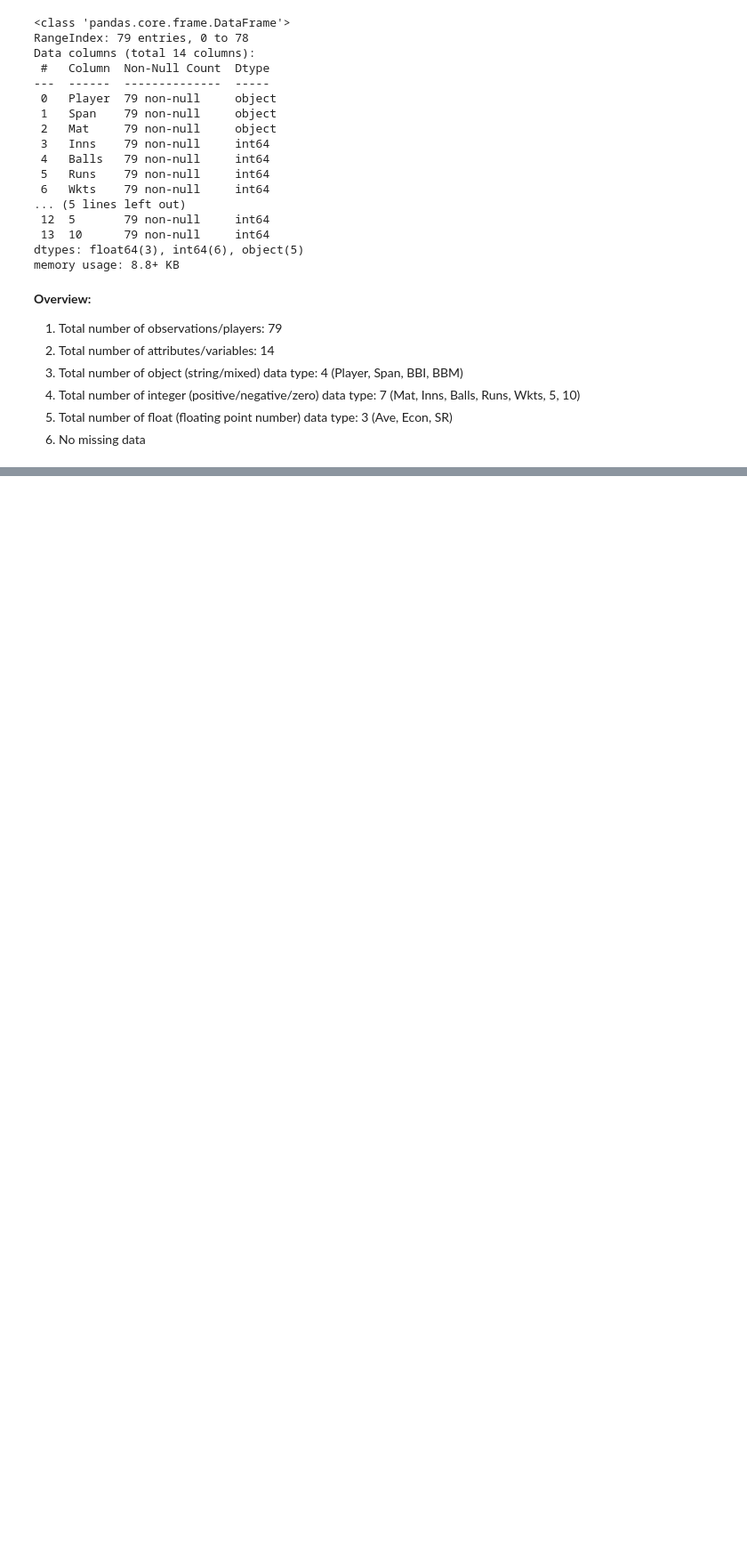
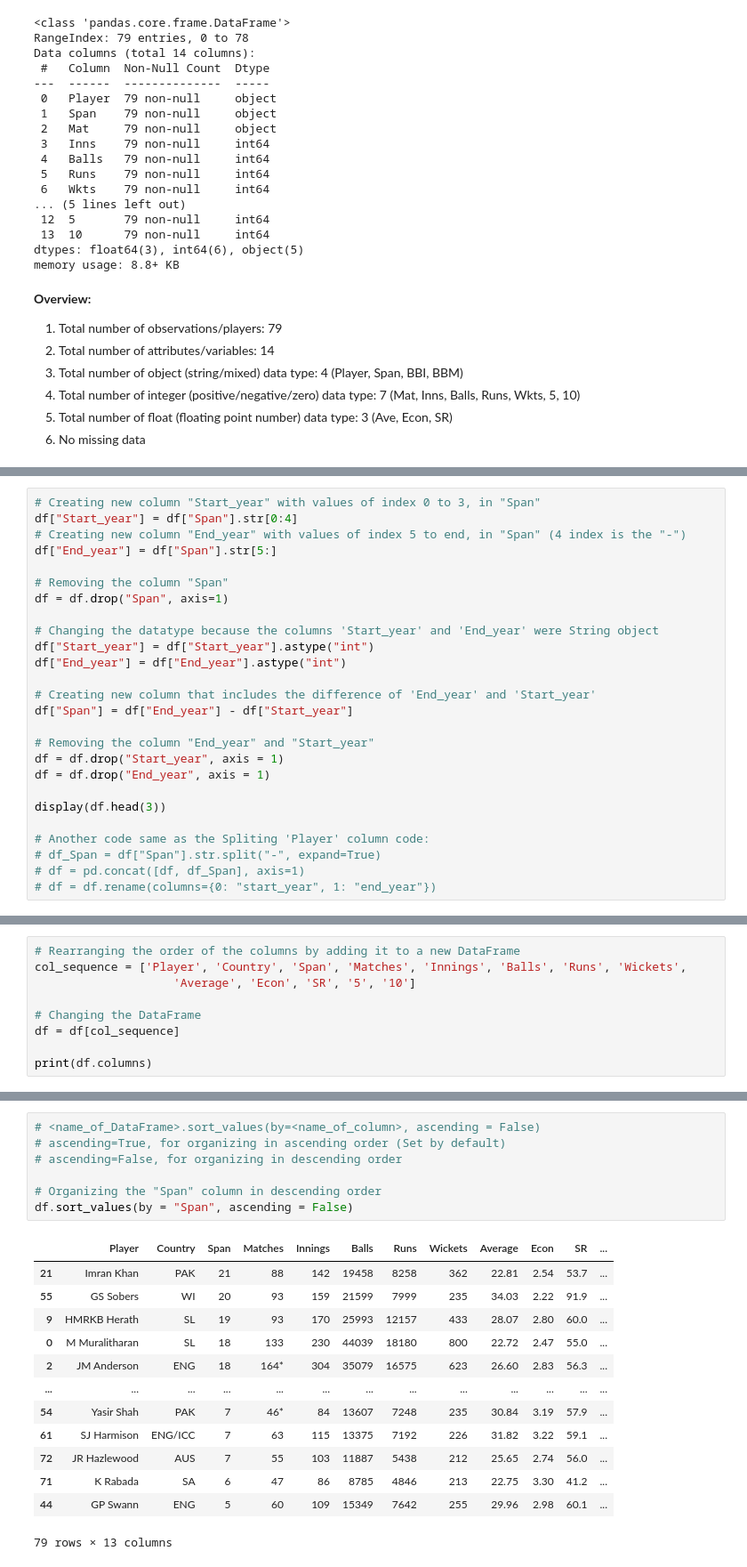
Before and after one commit to nuzhat-masud/top_test_bowlers_analysis, a Jupyter notebook: test_bowlers_EDA.ipynb, the cells around one changed output, grey strips where cells are left out. Shown: that part at 89% size. Cells and saved outputs as stored; diff of their text form; blank space fills up the shorter version.

```diff
--- a/test_bowlers_EDA.ipynb
+++ b/test_bowlers_EDA.ipynb
@@ -156,0 +253,26 @@ display(df.head())
+# %%
+# Creating new column "Start_year" with values of index 0 to 3, in "Span"
+df["Start_year"] = df["Span"].str[0:4]
+# Creating new column "End_year" with values of index 5 to end, in "Span" (4 index is the "-")
+df["End_year"] = df["Span"].str[5:]
+
+# Removing the column "Span"
+df = df.drop("Span", axis=1)
+
+# Changing the datatype because the columns 'Start_year' and 'End_year' were String object
+df["Start_year"] = df["Start_year"].astype("int")
+df["End_year"] = df["End_year"].astype("int")
+
+# Creating new column that includes the difference of 'End_year' and 'Start_year'
+df["Span"] = df["End_year"] - df["Start_year"]
+
+# Removing the column "End_year" and "Start_year"
+df = df.drop("Start_year", axis = 1)
+df = df.drop("End_year", axis = 1)
+
+display(df.head(3))
+
+# Another code same as the Spliting 'Player' column code:
+# df_Span = df["Span"].str.split("-", expand=True)
+# df = pd.concat([df, df_Span], axis=1)
+# df = df.rename(columns={0: "start_year", 1: "end_year"})
@@ -156,0 +286,9 @@ display(df.head())
+# %%
+# Rearranging the order of the columns by adding it to a new DataFrame
+col_sequence = ['Player', 'Country', 'Span', 'Matches', 'Innings', 'Balls', 'Runs', 'Wickets',
+                    'Average', 'Econ', 'SR', '5', '10']
+
+# Changing the DataFrame
+df = df[col_sequence]
+
+print(df.columns)
@@ -156,0 +301,21 @@ display(df.head())
+# %%
+# <name_of_DataFrame>.sort_values(by=<name_of_column>, ascending = False)
+# ascending=True, for organizing in ascending order (Set by default)
+# ascending=False, for organizing in descending order
+
+# Organizing the "Span" column in descending order
+df.sort_values(by = "Span", ascending = False)
+# %% [output]
+|  | Player | Country | Span | Matches | Innings | Balls | Runs | Wickets | Average | Econ | SR | ... |
+| 21 | Imran Khan | PAK | 21 | 88 | 142 | 19458 | 8258 | 362 | 22.81 | 2.54 | 53.7 | ... |
+| 55 | GS Sobers | WI | 20 | 93 | 159 | 21599 | 7999 | 235 | 34.03 | 2.22 | 91.9 | ... |
+| 9 | HMRKB Herath | SL | 19 | 93 | 170 | 25993 | 12157 | 433 | 28.07 | 2.80 | 60.0 | ... |
+| 0 | M Muralitharan | SL | 18 | 133 | 230 | 44039 | 18180 | 800 | 22.72 | 2.47 | 55.0 | ... |
+| 2 | JM Anderson | ENG | 18 | 164* | 304 | 35079 | 16575 | 623 | 26.60 | 2.83 | 56.3 | ... |
+| ... | ... | ... | ... | ... | ... | ... | ... | ... | ... | ... | ... | ... |
+| 54 | Yasir Shah | PAK | 7 | 46* | 84 | 13607 | 7248 | 235 | 30.84 | 3.19 | 57.9 | ... |
+| 61 | SJ Harmison | ENG/ICC | 7 | 63 | 115 | 13375 | 7192 | 226 | 31.82 | 3.22 | 59.1 | ... |
+| 72 | JR Hazlewood | AUS | 7 | 55 | 103 | 11887 | 5438 | 212 | 25.65 | 2.74 | 56.0 | ... |
+| 71 | K Rabada | SA | 6 | 47 | 86 | 8785 | 4846 | 213 | 22.75 | 3.30 | 41.2 | ... |
+| 44 | GP Swann | ENG | 5 | 60 | 109 | 15349 | 7642 | 255 | 29.96 | 2.98 | 60.1 | ... |
+79 rows × 13 columns
```
Also changed, not shown: parts of 39 cells of this notebook.
